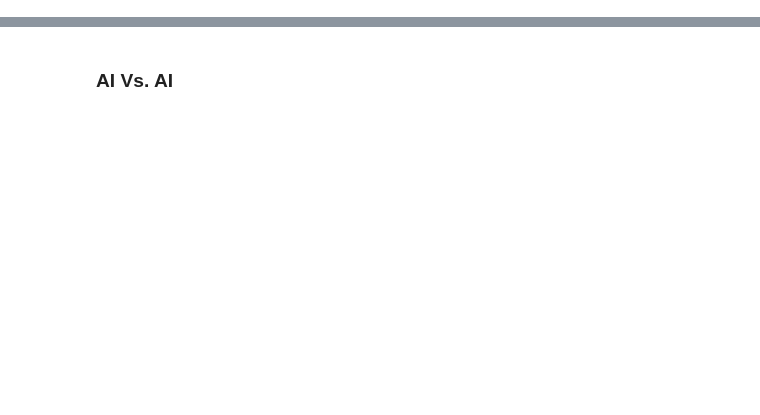
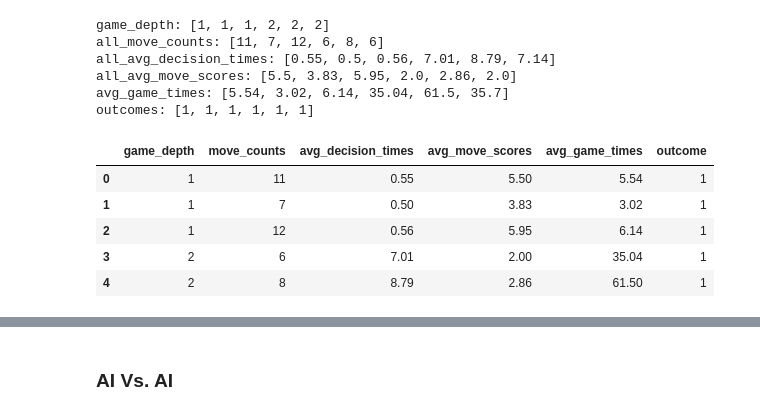
Before and after one commit to gabriel-ferreira-life/572_artificial_intelligece, a Jupyter notebook: Labs/Lab2_Gomoku_Game/AIMA/Play_Test.ipynb, the cells around one changed output, grey strips where cells are left out. Drawn from its saved outputs; the diff is of its cells as text; code cells hidden in the pictures; blank space fills up the shorter version.

```diff
--- a/Labs/Lab2_Gomoku_Game/AIMA/Play_Test.ipynb
+++ b/Labs/Lab2_Gomoku_Game/AIMA/Play_Test.ipynb
@@ -5,0 +81,31 @@ from players_test import *
+# %%
+print("game_depth:", game_depth)
+print("all_move_counts:", all_move_counts)
+print("all_avg_decision_times:", all_avg_decision_times)
+print("all_avg_move_scores:", all_avg_move_scores)
+print("avg_game_times:", avg_game_times)
+print("outcomes:", outcomes)
+# %% [output]
+game_depth: [1, 1, 1, 2, 2, 2]
+all_move_counts: [11, 7, 12, 6, 8, 6]
+all_avg_decision_times: [0.55, 0.5, 0.56, 7.01, 8.79, 7.14]
+all_avg_move_scores: [5.5, 3.83, 5.95, 2.0, 2.86, 2.0]
+avg_game_times: [5.54, 3.02, 6.14, 35.04, 61.5, 35.7]
+outcomes: [1, 1, 1, 1, 1, 1]
+# %%
+analysis = pd.DataFrame({"game_depth": game_depth,
+                         "move_counts": all_move_counts,
+                         "avg_decision_times": all_avg_decision_times,
+                         "avg_move_scores": all_avg_move_scores,
+                         "avg_game_times": avg_game_times,
+                         "outcome": outcomes})
+
+analysis.to_csv("agent_metrics.csv", index=False)
+analysis.head()
+# %% [output]
+|  | game_depth | move_counts | avg_decision_times | avg_move_scores | avg_game_times | outcome |
+| 0 | 1 | 11 | 0.55 | 5.50 | 5.54 | 1 |
+| 1 | 1 | 7 | 0.50 | 3.83 | 3.02 | 1 |
+| 2 | 1 | 12 | 0.56 | 5.95 | 6.14 | 1 |
+| 3 | 2 | 6 | 7.01 | 2.00 | 35.04 | 1 |
+| 4 | 2 | 8 | 8.79 | 2.86 | 61.50 | 1 |
```
Also changed, not shown: parts of 10 cells of this notebook, 13 other files.
